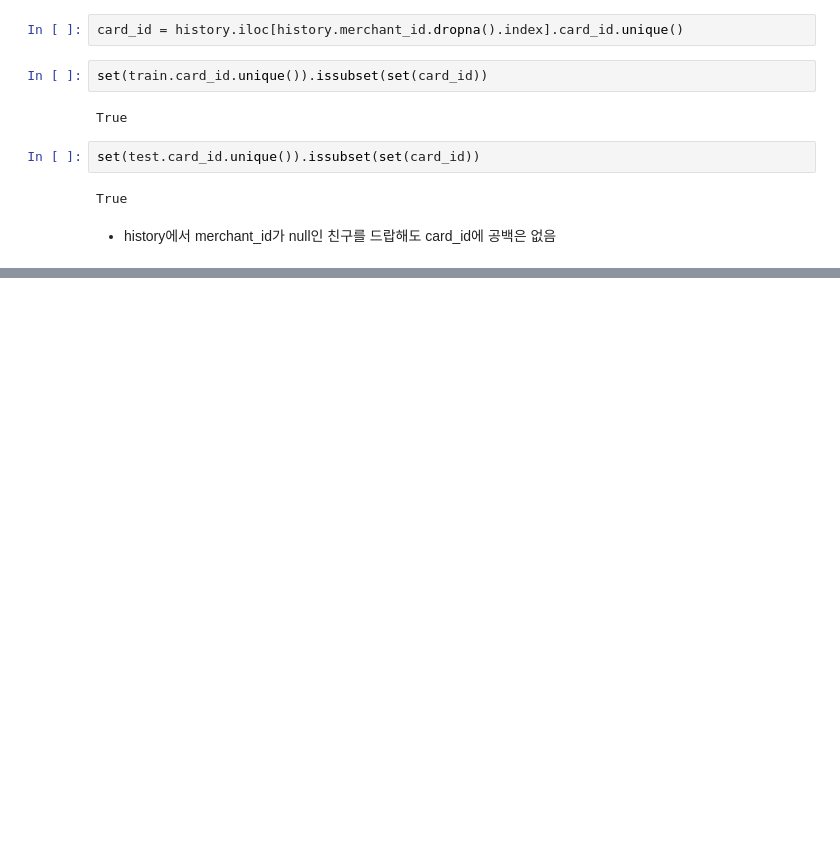
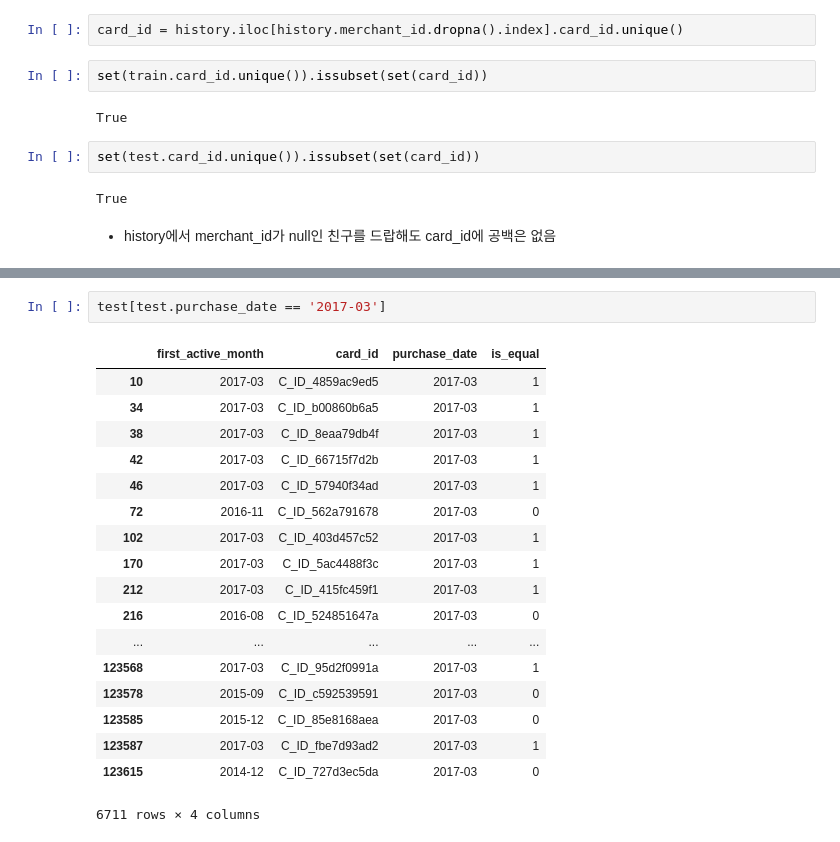
Before and after one commit to SONG-WONHO/Kaggle-Elo, a Jupyter notebook: 1-3 Null Check.ipynb, the cells around one changed output, grey strips where cells are left out. Cells and saved outputs as stored; diff of their text form; blank space fills up the shorter version.

```diff
--- a/1-3 Null Check.ipynb
+++ b/1-3 Null Check.ipynb
@@ -129,0 +187,21 @@ True
+# %%
+test[test.purchase_date == '2017-03']
+# %% [output]
+|  | first_active_month | card_id | purchase_date | is_equal |
+| 10 | 2017-03 | C_ID_4859ac9ed5 | 2017-03 | 1 |
+| 34 | 2017-03 | C_ID_b00860b6a5 | 2017-03 | 1 |
+| 38 | 2017-03 | C_ID_8eaa79db4f | 2017-03 | 1 |
+| 42 | 2017-03 | C_ID_66715f7d2b | 2017-03 | 1 |
+| 46 | 2017-03 | C_ID_57940f34ad | 2017-03 | 1 |
+| 72 | 2016-11 | C_ID_562a791678 | 2017-03 | 0 |
+| 102 | 2017-03 | C_ID_403d457c52 | 2017-03 | 1 |
+| 170 | 2017-03 | C_ID_5ac4488f3c | 2017-03 | 1 |
+| 212 | 2017-03 | C_ID_415fc459f1 | 2017-03 | 1 |
+| 216 | 2016-08 | C_ID_524851647a | 2017-03 | 0 |
+| ... | ... | ... | ... | ... |
+| 123568 | 2017-03 | C_ID_95d2f0991a | 2017-03 | 1 |
+| 123578 | 2015-09 | C_ID_c592539591 | 2017-03 | 0 |
+| 123585 | 2015-12 | C_ID_85e8168aea | 2017-03 | 0 |
+| 123587 | 2017-03 | C_ID_fbe7d93ad2 | 2017-03 | 1 |
+| 123615 | 2014-12 | C_ID_727d3ec5da | 2017-03 | 0 |
+6711 rows × 4 columns
```
Also changed, not shown: parts of 15 cells of this notebook.
